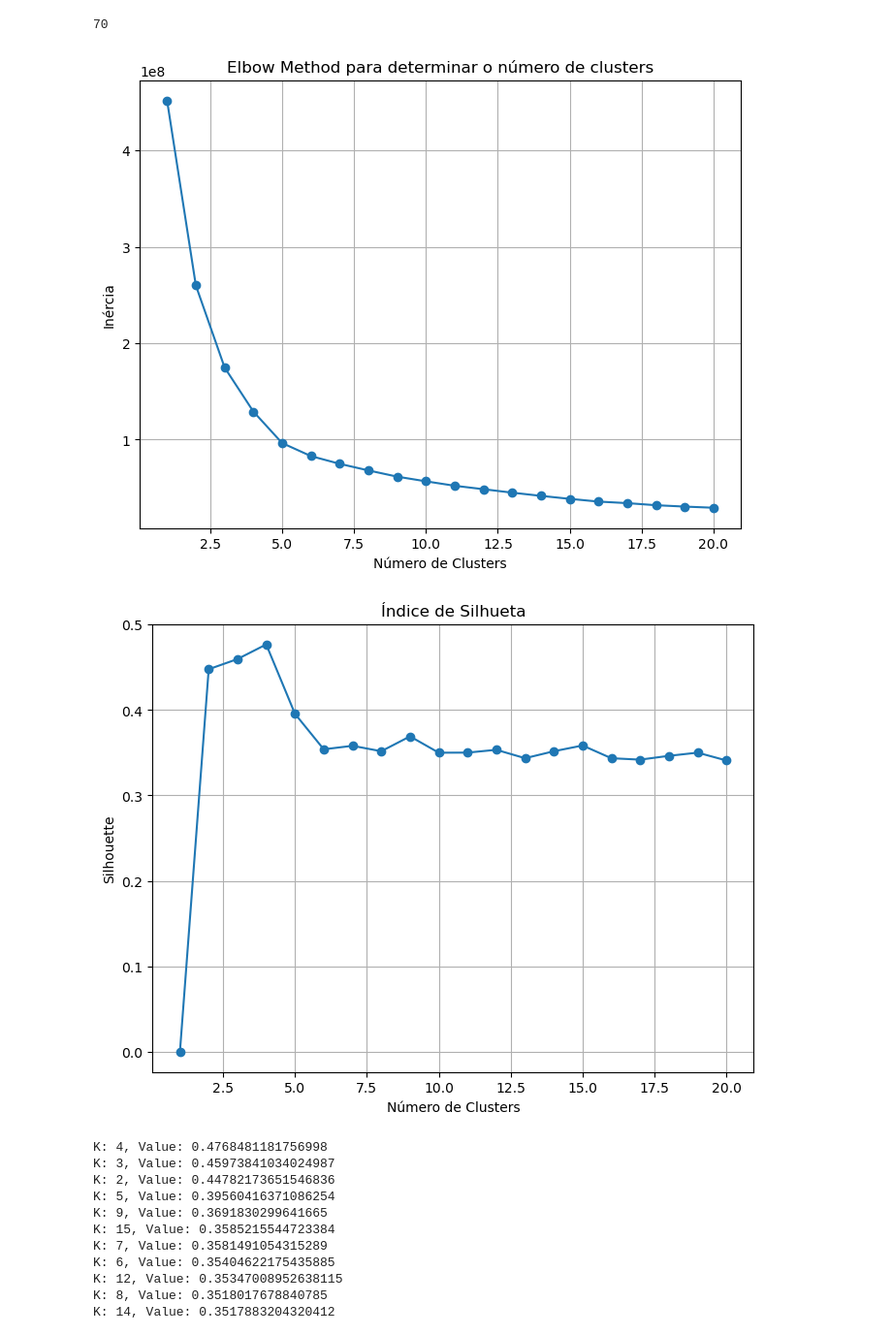
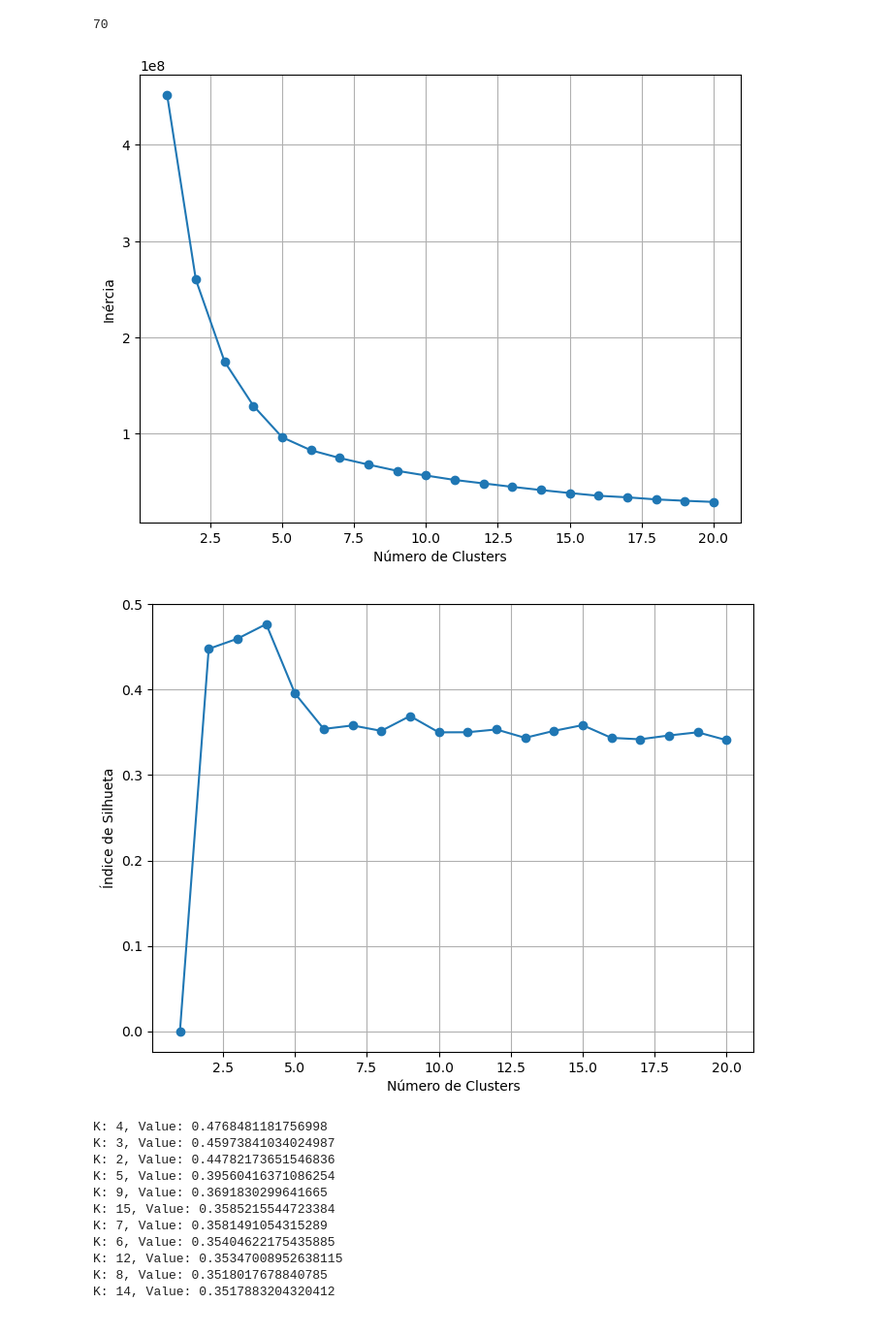
Before and after one commit to WebisD/artificial-talk, a Jupyter notebook: clustering_metrics.ipynb, the cells around one changed output. Shown at 97% size. Saved outputs shown, nothing was run; the diff lists cells and outputs as text; code cells hidden in the pictures.

```diff
--- a/clustering_metrics.ipynb
+++ b/clustering_metrics.ipynb
@@ -7,6 +7,8 @@ from sklearn.metrics import silhouette_score, calinski_harabasz_score
 # %%
 fb_data = pd.read_csv("data/angle_full_body.csv")
 #fb_data = pd.read_csv('data/imputed_full_body.csv')
+# %%
+cluster_range = range(1, 21)
 # %%
 fb_data.duplicated().sum()
 # %% [output]
@@ -18,7 +20,7 @@ inertia_values = []
 silhouette_values = [0]
 calinski_harabasz_values = [0]
 
-for i in range(1, 21):
+for i in cluster_range:
     kmeans = KMeans(n_clusters=i, random_state=42)
     kmeans.fit(fb_data)
 
@@ -29,25 +31,27 @@ for i in range(1, 21):
 # %%
 # Plotar o gráfico da inércia em relação ao número de clusters
 plt.figure(figsize=(8, 6))
-plt.plot(range(1, 21), inertia_values, marker='o')
+plt.plot(cluster_range, inertia_values, marker='o')
 plt.grid()
 plt.xlabel('Número de Clusters')
 plt.ylabel('Inércia')
-plt.title('Elbow Method para determinar o número de clusters')
+#plt.title('Elbow Method para determinar o número de clusters')
+plt.savefig("Results/FindKMetrics/elbow.png")
 plt.show()
 # %% [output]
-[figure, old version]
+[figure, new version]
 # %%
 # Plotar o gráfico da silhueta em relação ao número de clusters
 plt.figure(figsize=(8, 6))
-plt.plot(range(1, 21), silhouette_values, marker='o')
+plt.plot(cluster_range, silhouette_values, marker='o')
 plt.grid()
 plt.xlabel('Número de Clusters')
-plt.ylabel('Silhouette')
-plt.title('Índice de Silhueta')
+plt.ylabel('Índice de Silhueta')
+#plt.title('Índice de Silhueta')
+plt.savefig("Results/FindKMetrics/silhueta.png")
 plt.show()
 # %% [output]
-[figure, old version]
+[figure, new version]
 # %%
 arr = np.array(silhouette_values)
 indexed_arr = list(enumerate(arr))
```
Also changed, not shown: parts of 3 cells of this notebook, 11 other files.
